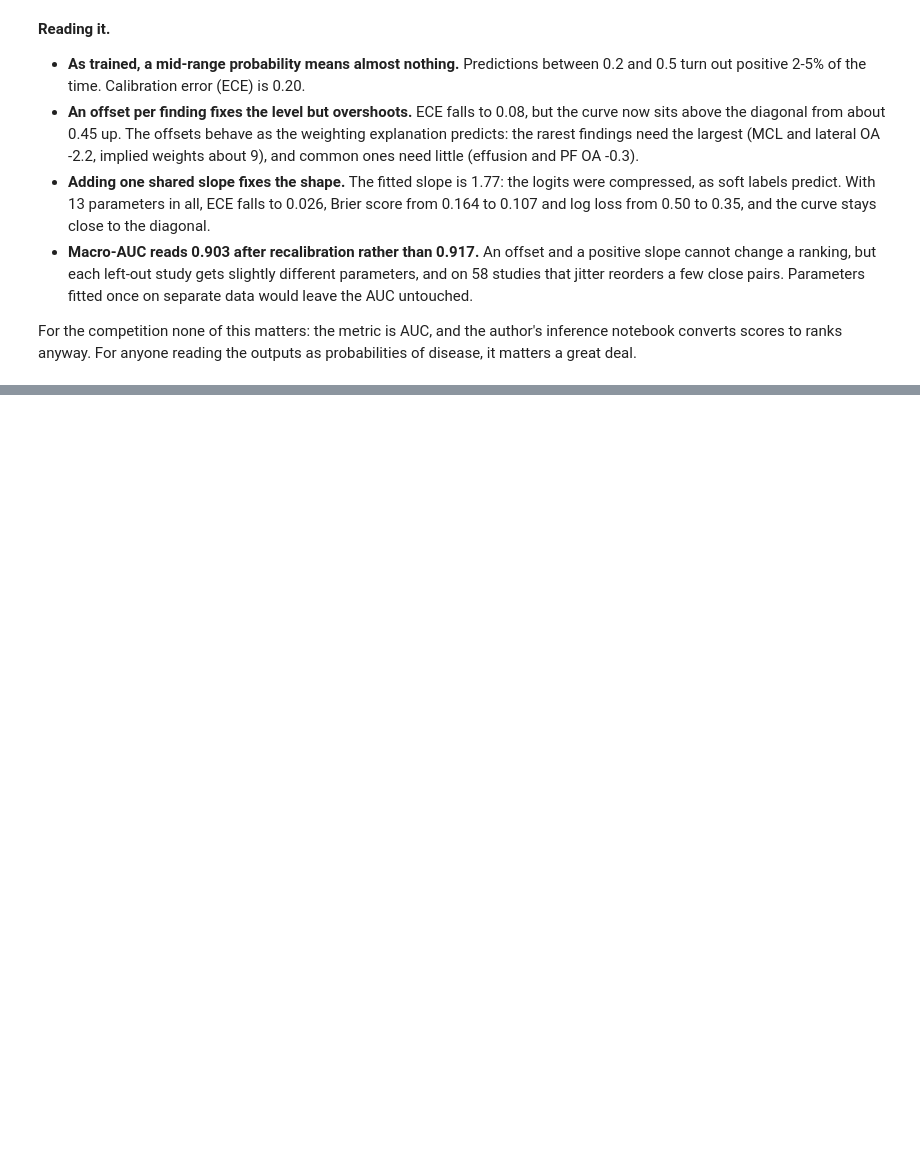
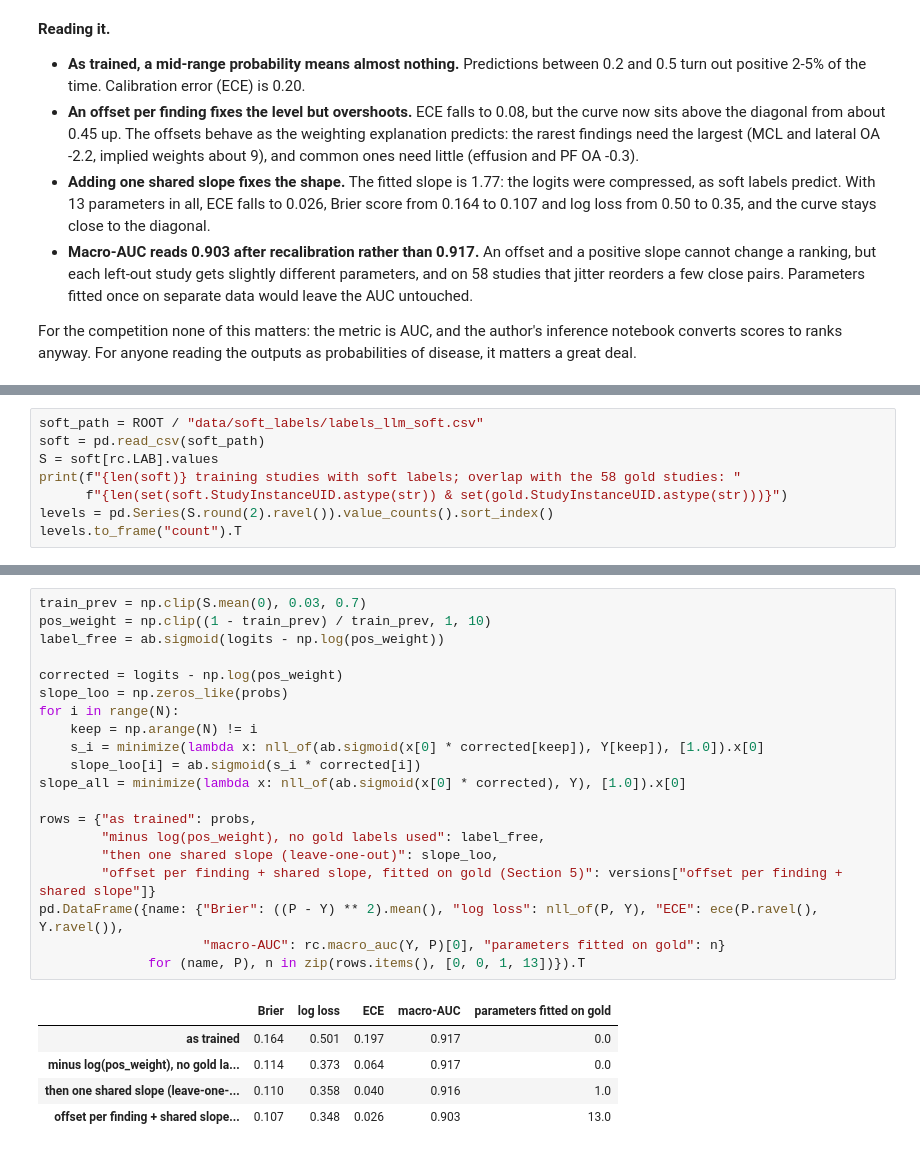
Before and after one commit to ibrahimdodo/knee-mri-raptor, a Jupyter notebook: notebooks/05_errors.ipynb, the cells around one changed output, grey strips where cells are left out. Drawn from its saved outputs; the diff is of its cells as text; blank space fills up the shorter version.

```diff
--- a/notebooks/05_errors.ipynb
+++ b/notebooks/05_errors.ipynb
@@ -412,0 +422,8 @@ ranks anyway. For anyone reading the outputs as probabilities of disease, it mat
+# %%
+soft_path = ROOT / "data/soft_labels/labels_llm_soft.csv"
+soft = pd.read_csv(soft_path)
+S = soft[rc.LAB].values
+print(f"{len(soft)} training studies with soft labels; overlap with the 58 gold studies: "
+      f"{len(set(soft.StudyInstanceUID.astype(str)) & set(gold.StudyInstanceUID.astype(str)))}")
+levels = pd.Series(S.round(2).ravel()).value_counts().sort_index()
+levels.to_frame("count").T
@@ -412,0 +485,26 @@ ranks anyway. For anyone reading the outputs as probabilities of disease, it mat
+# %%
+train_prev = np.clip(S.mean(0), 0.03, 0.7)
+pos_weight = np.clip((1 - train_prev) / train_prev, 1, 10)
+label_free = ab.sigmoid(logits - np.log(pos_weight))
+
+corrected = logits - np.log(pos_weight)
+slope_loo = np.zeros_like(probs)
+for i in range(N):
+    keep = np.arange(N) != i
+    s_i = minimize(lambda x: nll_of(ab.sigmoid(x[0] * corrected[keep]), Y[keep]), [1.0]).x[0]
+    slope_loo[i] = ab.sigmoid(s_i * corrected[i])
+slope_all = minimize(lambda x: nll_of(ab.sigmoid(x[0] * corrected), Y), [1.0]).x[0]
+
+rows = {"as trained": probs,
+        "minus log(pos_weight), no gold labels used": label_free,
+        "then one shared slope (leave-one-out)": slope_loo,
+        "offset per finding + shared slope, fitted on gold (Section 5)": versions["offset per finding + shared slope"]}
+pd.DataFrame({name: {"Brier": ((P - Y) ** 2).mean(), "log loss": nll_of(P, Y), "ECE": ece(P.ravel(), Y.ravel()),
+                     "macro-AUC": rc.macro_auc(Y, P)[0], "parameters fitted on gold": n}
+              for (name, P), n in zip(rows.items(), [0, 0, 1, 13])}).T
+# %% [output]
+|  | Brier | log loss | ECE | macro-AUC | parameters fitted on gold |
+| as trained | 0.164 | 0.501 | 0.197 | 0.917 | 0.0 |
+| minus log(pos_weight), no gold la... | 0.114 | 0.373 | 0.064 | 0.917 | 0.0 |
+| then one shared slope (leave-one-... | 0.110 | 0.358 | 0.040 | 0.916 | 1.0 |
+| offset per finding + shared slope... | 0.107 | 0.348 | 0.026 | 0.903 | 13.0 |
```
Also changed, not shown: parts of 12 cells of this notebook, 2 other files.
